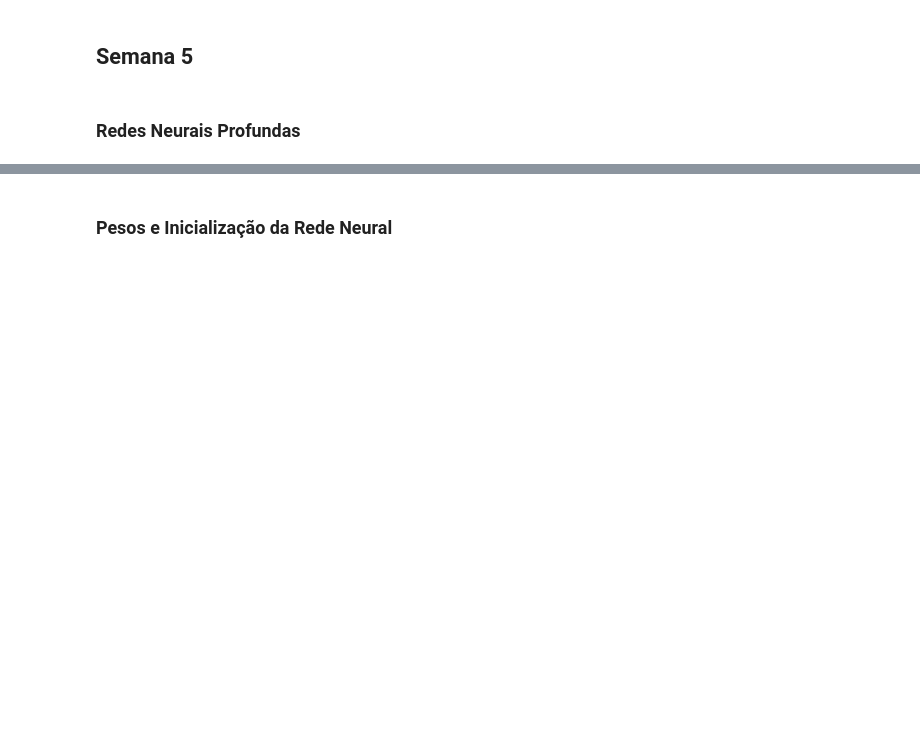
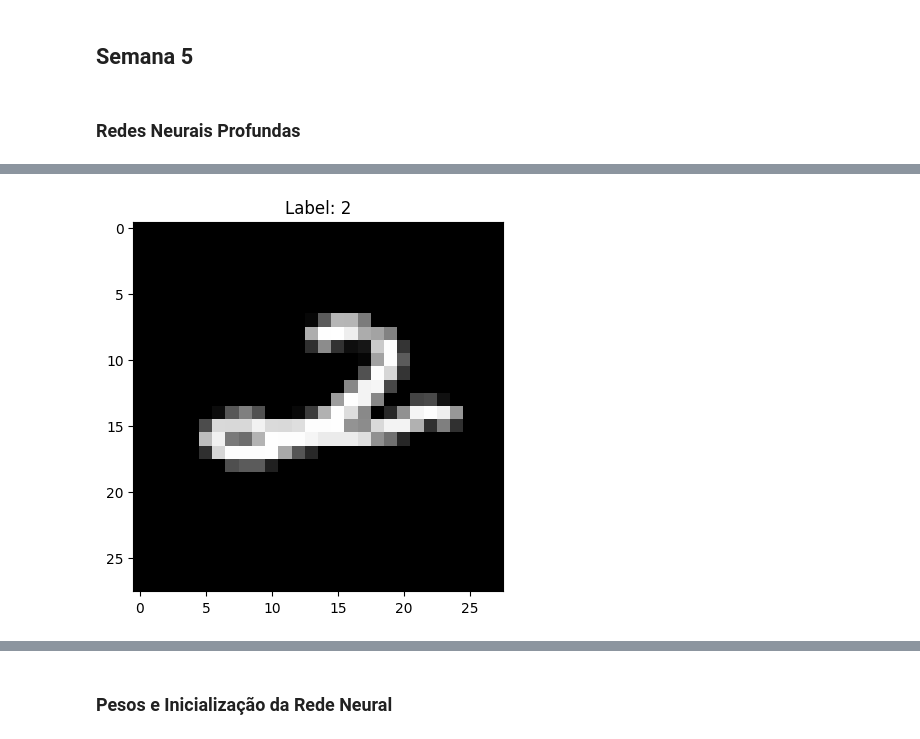
Before and after one commit to k3ybladewielder/deep_learning, a Jupyter notebook: deep_nn_pytorch/deep_nn_pytorch.ipynb, the cells around one changed output, grey strips where cells are left out. Cells and saved outputs as stored; diff of their text form; code cells hidden in the pictures; blank space fills up the shorter version.

```diff
--- a/deep_nn_pytorch/deep_nn_pytorch.ipynb
+++ b/deep_nn_pytorch/deep_nn_pytorch.ipynb
@@ -1778,0 +1923,96 @@ Neste exemplo, criamos uma Shallow Neural Network com uma camada oculta contendo
+# %%
+import torch
+import torch.nn as nn
+import torch.optim as optim
+from torchvision import datasets, transforms
+from torch.utils.data import DataLoader
+import matplotlib.pyplot as plt
+
+# Transformações para normalizar as imagens do MNIST
+transform = transforms.Compose([transforms.ToTensor(), transforms.Normalize((0.5,), (0.5,))])
+
+# Carregando os conjuntos de treino e teste do MNIST
+train_dataset = datasets.MNIST(root='./data', train=True, download=True, transform=transform)
+test_dataset = datasets.MNIST(root='./data', train=False, download=True, transform=transform)
+
+# Criando DataLoader para os conjuntos de treino e teste
+batch_size = 64
+train_loader = DataLoader(train_dataset, batch_size=batch_size, shuffle=True)
+test_loader = DataLoader(test_dataset, batch_size=batch_size, shuffle=False)
+
+# Visualizando uma imagem do MNIST
+sample_image, sample_label = next(iter(train_loader))
+plt.imshow(sample_image[0][0], cmap='gray')
+plt.title(f'Label: {sample_label[0]}')
+plt.show()
+
+# Definindo a arquitetura da DNN com mais camadas ocultas
+class DeepNeuralNetwork(nn.Module):
+    def __init__(self, input_size, hidden_size1, hidden_size2, output_size):
+        super(DeepNeuralNetwork, self).__init__()
+        # Camadas ocultas
+        self.fc1 = nn.Linear(input_size, hidden_size1)
+        self.relu1 = nn.ReLU()
+        self.fc2 = nn.Linear(hidden_size1, hidden_size2)
+        self.relu2 = nn.ReLU()
+        # Camada de saída
+        self.fc3 = nn.Linear(hidden_size2, output_size)
+        self.softmax = nn.Softmax(dim=1)
+
+    def forward(self, x):
+        # Camadas ocultas
+        x = self.relu1(self.fc1(x))
+        x = self.relu2(self.fc2(x))
+        # Camada de saída
+        x = self.softmax(self.fc3(x))
+        return x
+
+# Instanciando o modelo com mais camadas ocultas
+input_size = 28 * 28  # Tamanho da imagem MNIST
+hidden_size1 = 128  # Número de neurônios na primeira camada oculta
+hidden_size2 = 64   # Número de neurônios na segunda camada oculta
+output_size = 10    # Número de classes no MNIST (dígitos de 0 a 9)
+
+model = DeepNeuralNetwork(input_size, hidden_size1, hidden_size2, output_size)
+
+# Definindo a função de perda e o otimizador
+criterion = nn.CrossEntropyLoss()
+optimizer = optim.Adam(model.parameters(), lr=0.001)
+
+# Treinando o modelo
+num_epochs = 10
+
+for epoch in range(num_epochs):
+    for batch_images, batch_labels in train_loader:
+        # Achatando as imagens para um vetor
+        batch_images = batch_images.view(-1, 28 * 28)
+
+        # Forward pass
+        outputs = model(batch_images)
+
+        # Calculando a perda
+        loss = criterion(outputs, batch_labels)
+
+        # Backward pass e otimização
+        optimizer.zero_grad()
+        loss.backward()
+        optimizer.step()
+
+    print(f'Época [{epoch + 1}/{num_epochs}], Perda: {loss.item():.4f}')
+
+# Avaliando o modelo no conjunto de teste
+model.eval()  # Modo de avaliação
+correct = 0
+total = 0
+
+with torch.no_grad():
+    for batch_images, batch_labels in test_loader:
+        batch_images = batch_images.view(-1, 28 * 28)
+        outputs = model(batch_images)
+        _, predicted = torch.max(outputs.data, 1)
+        total += batch_labels.size(0)
+        correct += (predicted == batch_labels).sum().item()
+
+accuracy = correct / total
+print(f'Acurácia do modelo no conjunto de teste: {accuracy:.4f}')
+# %% [output]
@@ -1778,0 +2034 @@ Neste exemplo, criamos uma Shallow Neural Network com uma camada oculta contendo
+[figure, added]
```
Also changed, not shown: parts of 35 cells of this notebook.
